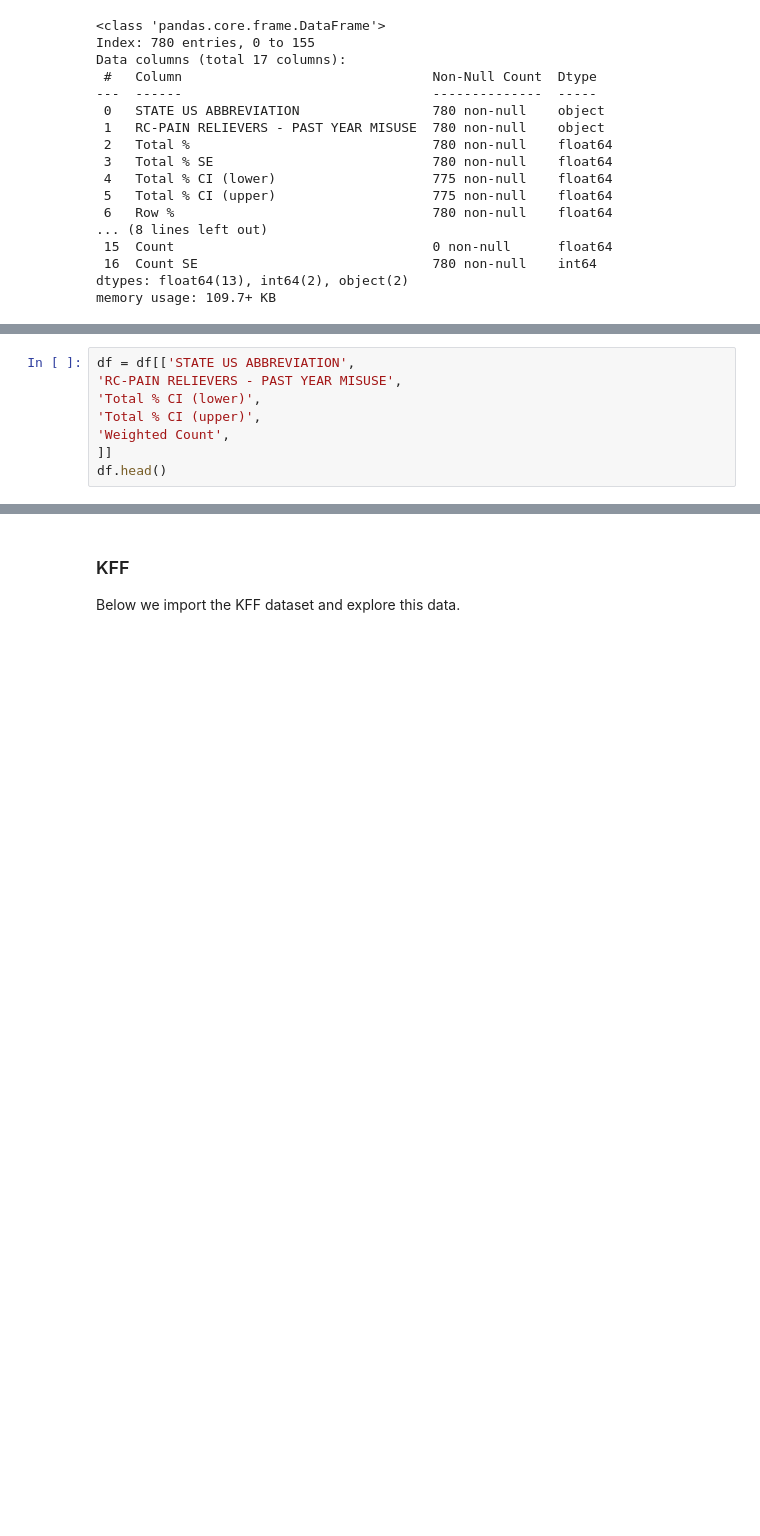
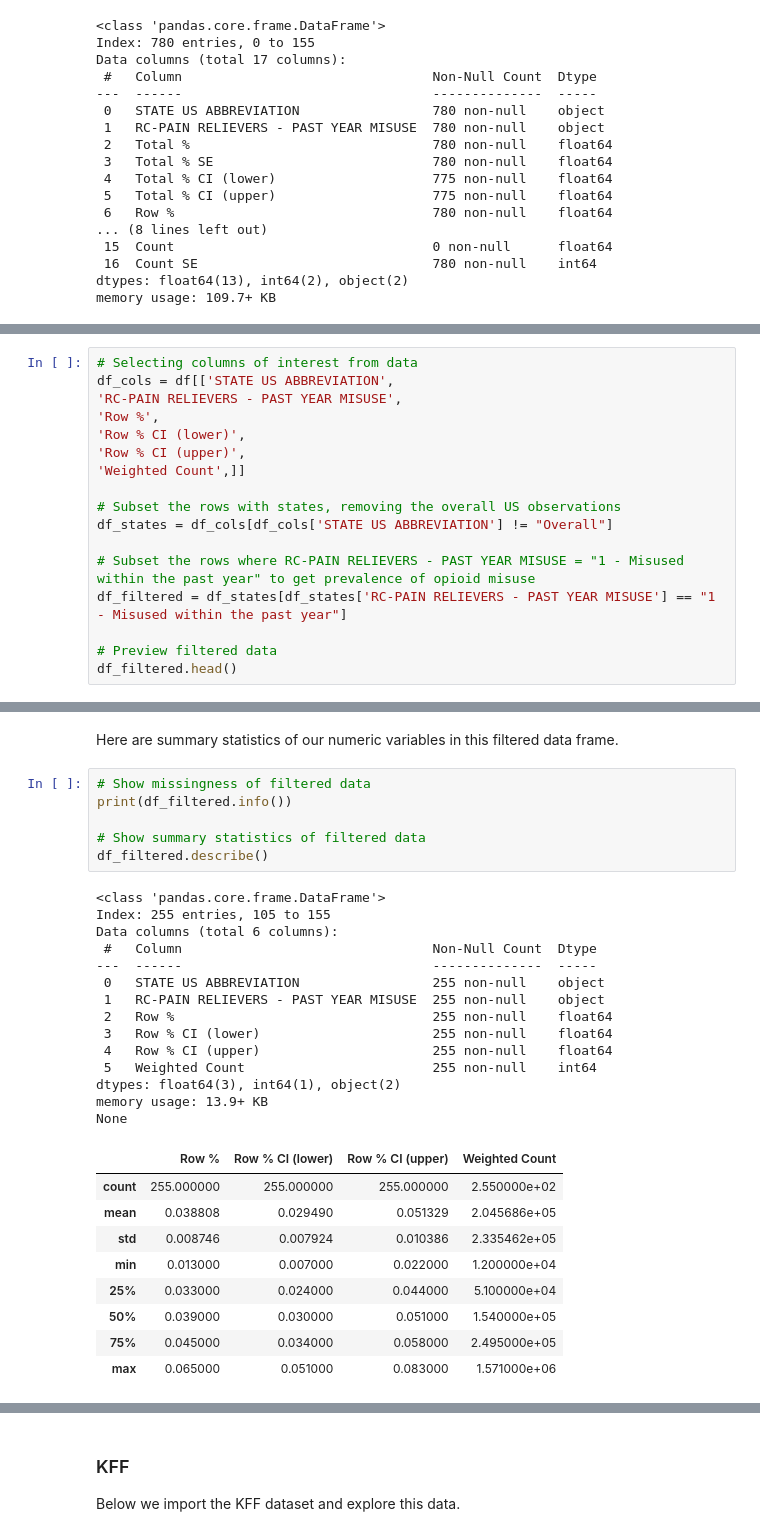
Before and after one commit to riverar9/data-602-final-project, a Jupyter notebook: Proposal_summ_stats.ipynb, the cells around one changed output, grey strips where cells are left out. Saved outputs shown, nothing was run; the diff lists cells and outputs as text; blank space fills up the shorter version.

```diff
--- a/Proposal_summ_stats.ipynb
+++ b/Proposal_summ_stats.ipynb
@@ -143,8 +110,0 @@ Filtering the data to only include variables of interest:
-# %%
-df = df[['STATE US ABBREVIATION',
-'RC-PAIN RELIEVERS - PAST YEAR MISUSE',
-'Total % CI (lower)',
-'Total % CI (upper)',
-'Weighted Count',
-]]
-df.head()
@@ -163,0 +113,17 @@ df_states.median(numeric_only=True)
+# %%
+# Selecting columns of interest from data
+df_cols = df[['STATE US ABBREVIATION',
+'RC-PAIN RELIEVERS - PAST YEAR MISUSE',
+'Row %',
+'Row % CI (lower)',
+'Row % CI (upper)',
+'Weighted Count',]]
+
+# Subset the rows with states, removing the overall US observations
+df_states = df_cols[df_cols['STATE US ABBREVIATION'] != "Overall"]
+
+# Subset the rows where RC-PAIN RELIEVERS - PAST YEAR MISUSE = "1 - Misused within the past year" to get prevalence of opioid misuse
+df_filtered = df_states[df_states['RC-PAIN RELIEVERS - PAST YEAR MISUSE'] == "1 - Misused within the past year"]
+
+# Preview filtered data
+df_filtered.head()
@@ -163,0 +137,32 @@ df_states.median(numeric_only=True)
+# %% [markdown]
+Here are  summary statistics of our numeric variables in this filtered data frame.
+# %%
+# Show missingness of filtered data
+print(df_filtered.info())
+
+# Show summary statistics of filtered data
+df_filtered.describe()
+# %% [output]
+<class 'pandas.core.frame.DataFrame'>
+Index: 255 entries, 105 to 155
+Data columns (total 6 columns):
+ #   Column                                Non-Null Count  Dtype
+---  ------                                --------------  -----
+ 0   STATE US ABBREVIATION                 255 non-null    object
+ 1   RC-PAIN RELIEVERS - PAST YEAR MISUSE  255 non-null    object
+ 2   Row %                                 255 non-null    float64
+ 3   Row % CI (lower)                      255 non-null    float64
+ 4   Row % CI (upper)                      255 non-null    float64
+ 5   Weighted Count                        255 non-null    int64
+dtypes: float64(3), int64(1), object(2)
+memory usage: 13.9+ KB
+None
+|  | Row % | Row % CI (lower) | Row % CI (upper) | Weighted Count |
+| count | 255.000000 | 255.000000 | 255.000000 | 2.550000e+02 |
+| mean | 0.038808 | 0.029490 | 0.051329 | 2.045686e+05 |
+| std | 0.008746 | 0.007924 | 0.010386 | 2.335462e+05 |
+| min | 0.013000 | 0.007000 | 0.022000 | 1.200000e+04 |
+| 25% | 0.033000 | 0.024000 | 0.044000 | 5.100000e+04 |
+| 50% | 0.039000 | 0.030000 | 0.051000 | 1.540000e+05 |
+| 75% | 0.045000 | 0.034000 | 0.058000 | 2.495000e+05 |
+| max | 0.065000 | 0.051000 | 0.083000 | 1.571000e+06 |
```
Also changed, not shown: parts of 16 cells of this notebook.
